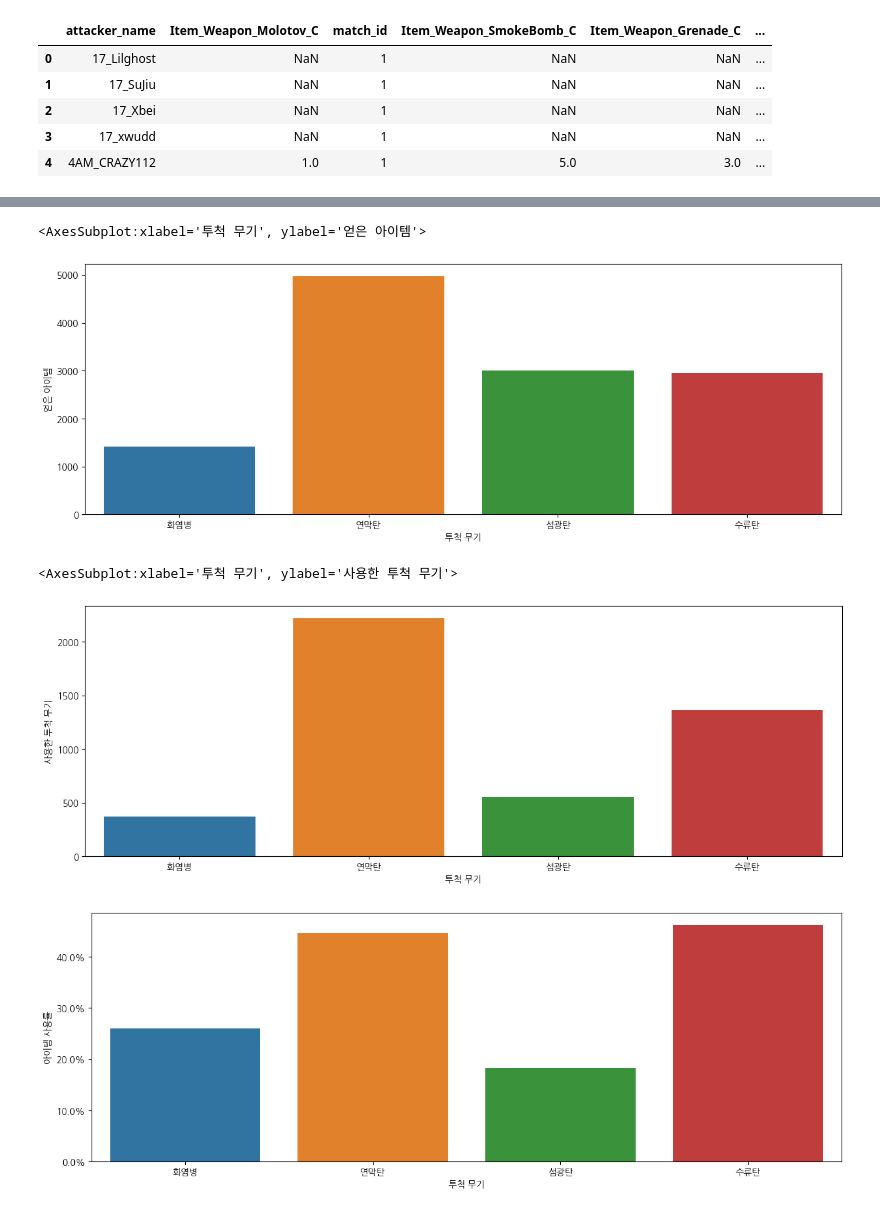
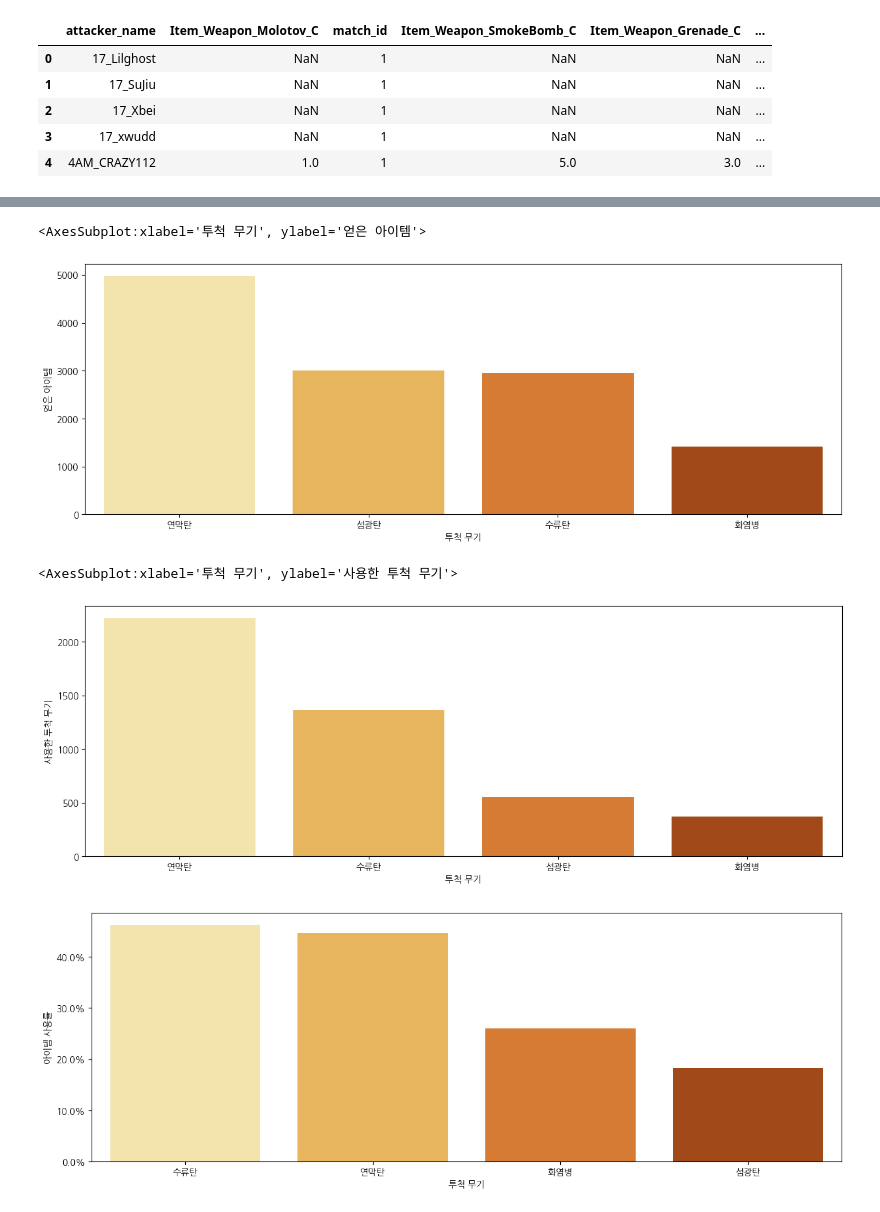
Before and after one commit to AIS8-WWCD/final_project, a Jupyter notebook: notebook/회복템 투척류 시각화.ipynb, the cells around one changed output, grey strips where cells are left out. Drawn from its saved outputs; the diff is of its cells as text; code cells hidden in the pictures.

```diff
--- a/notebook/회복템 투척류 시각화.ipynb
+++ b/notebook/회복템 투척류 시각화.ipynb
@@ -124,22 +123,22 @@ plt.show()
 # %%
 plt.figure(figsize = (15,5))
-sns.barplot(data = ac, x = "투척 무기",y = "얻은 아이템")
+sns.barplot(data = ac.sort_values("얻은 아이템", ascending=False), x = "투척 무기",y = "얻은 아이템", palette='YlOrBr')
 # %% [output]
 <AxesSubplot:xlabel='투척 무기', ylabel='얻은 아이템'>
-[figure, old version]
+[figure, new version]
 # %%
 plt.figure(figsize = (15,5))
-sns.barplot(data = ac, x = "투척 무기",y = "사용한 투척 무기")
+sns.barplot(data = ac.sort_values("사용한 투척 무기", ascending=False), x = "투척 무기",y = "사용한 투척 무기", palette='YlOrBr')
 # %% [output]
 <AxesSubplot:xlabel='투척 무기', ylabel='사용한 투척 무기'>
-[figure, old version]
+[figure, new version]
 # %%
 plt.figure(figsize = (15,5))
-r = sns.barplot(data = ac, x = "투척 무기",y = "아이템 사용률")
+r = sns.barplot(data = ac.sort_values("아이템 사용률", ascending=False), x = "투척 무기",y = "아이템 사용률", palette='YlOrBr')
 r.yaxis.set_major_formatter(mtick.PercentFormatter())
 plt.show()
 # %% [output]
-[figure, old version]
+[figure, new version]
 # %%
 aa[[ 'team','column_name_1']] = aa['character_name'].str.split('_', expand=True)
 aa = aa.drop(["column_name_1"],axis = 1)
```
Also changed, not shown: parts of 11 cells of this notebook.
